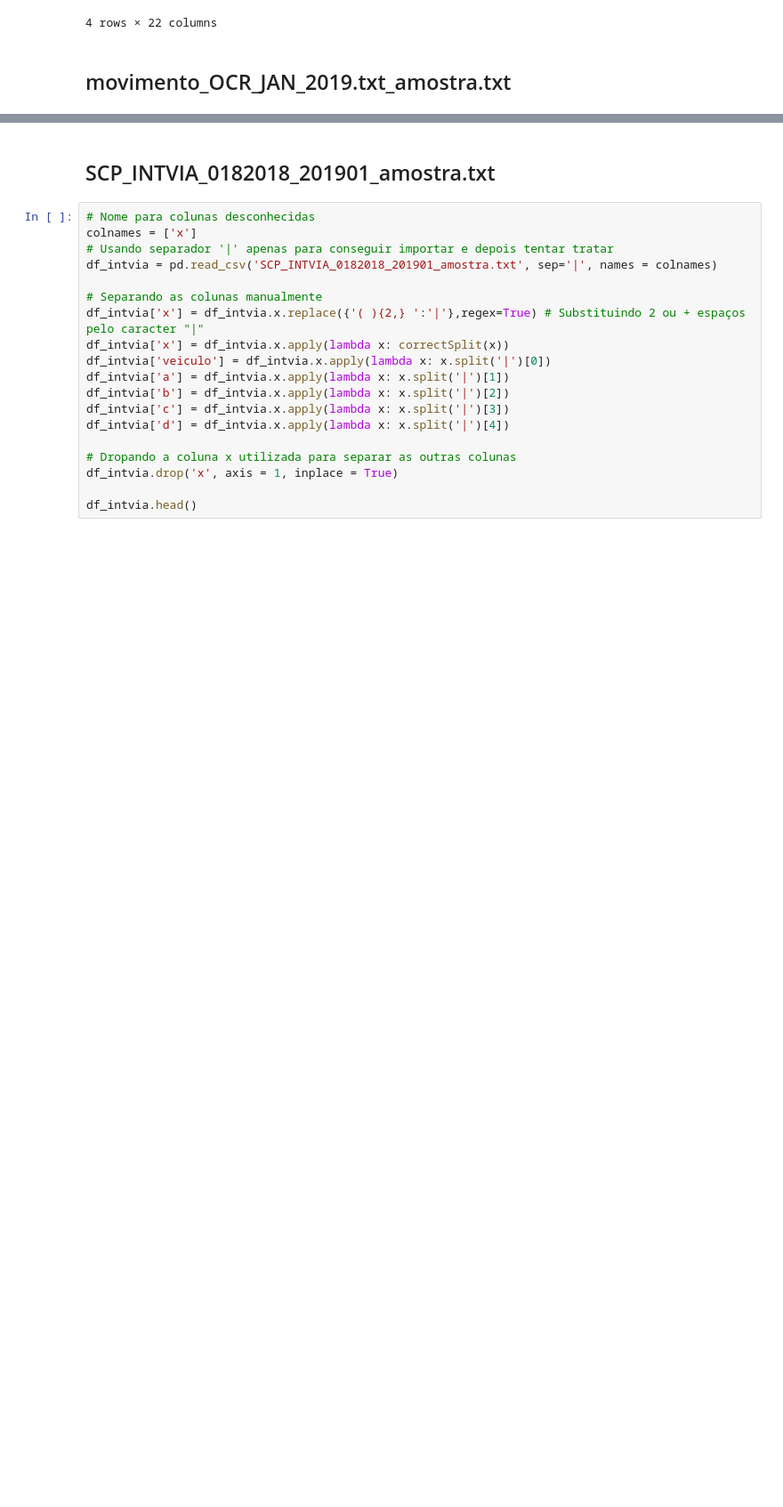
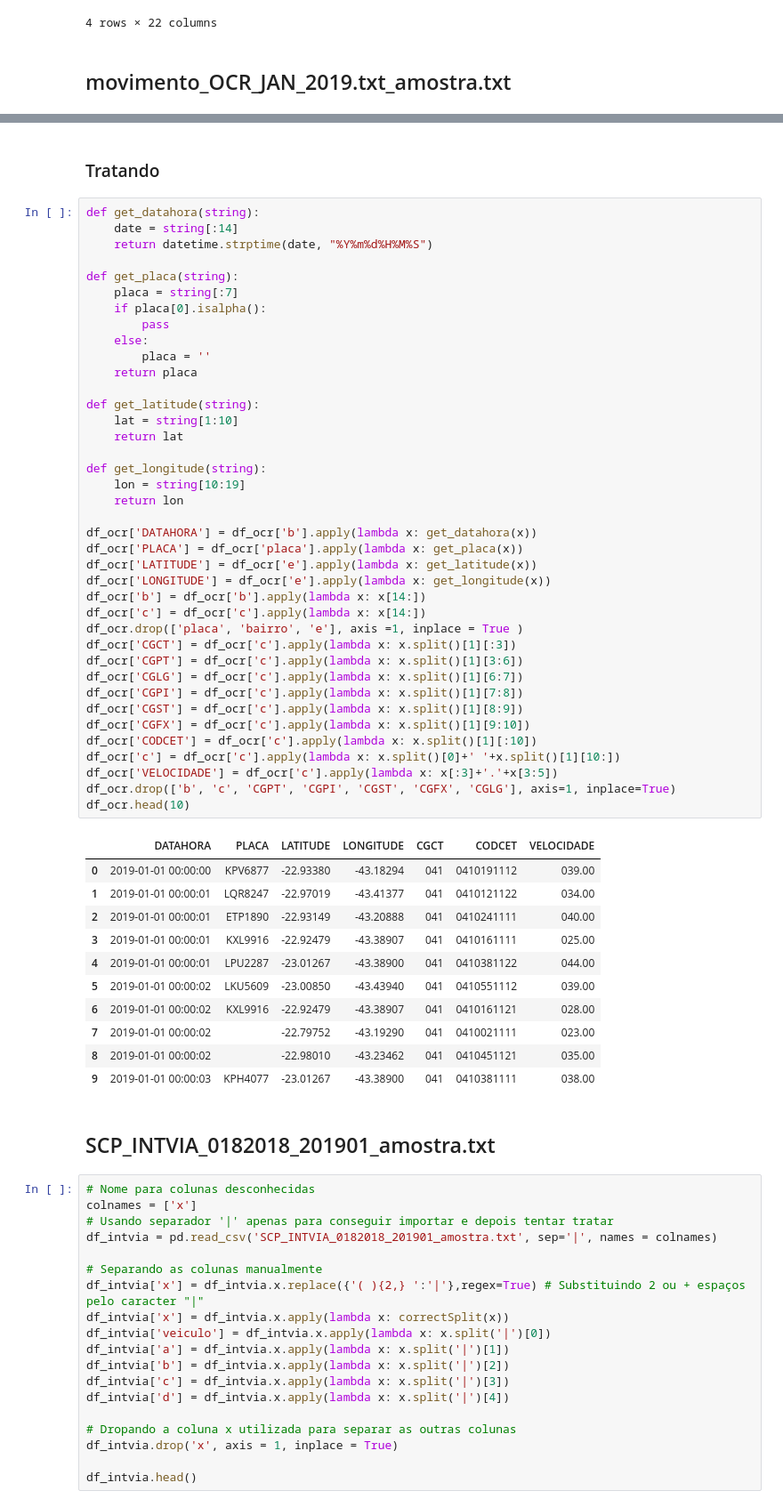
Before and after one commit to brenoimatos/UFRJ-CET-Rio, a Jupyter notebook: amostra_dados.ipynb, the cells around one changed output, grey strips where cells are left out. Shown: that part at 89% size. Saved outputs shown, nothing was run; the diff lists cells and outputs as text; blank space fills up the shorter version.

```diff
--- a/amostra_dados.ipynb
+++ b/amostra_dados.ipynb
@@ -56,3 +55,56 @@ df_ocr.head()
+# %% [markdown]
+### Tratando
+# %%
+def get_datahora(string):
+    date = string[:14]
+    return datetime.strptime(date, "%Y%m%d%H%M%S")
+
+def get_placa(string):
+    placa = string[:7]
+    if placa[0].isalpha():
+        pass
+    else:
+        placa = ''
+    return placa
+
+def get_latitude(string):
+    lat = string[1:10]
+    return lat
+
+def get_longitude(string):
+    lon = string[10:19]
+    return lon
+
+df_ocr['DATAHORA'] = df_ocr['b'].apply(lambda x: get_datahora(x))
+df_ocr['PLACA'] = df_ocr['placa'].apply(lambda x: get_placa(x))
+df_ocr['LATITUDE'] = df_ocr['e'].apply(lambda x: get_latitude(x))
+df_ocr['LONGITUDE'] = df_ocr['e'].apply(lambda x: get_longitude(x))
+df_ocr['b'] = df_ocr['b'].apply(lambda x: x[14:])
+df_ocr['c'] = df_ocr['c'].apply(lambda x: x[14:])
+df_ocr.drop(['placa', 'bairro', 'e'], axis =1, inplace = True )
+df_ocr['CGCT'] = df_ocr['c'].apply(lambda x: x.split()[1][:3])
+df_ocr['CGPT'] = df_ocr['c'].apply(lambda x: x.split()[1][3:6])
+df_ocr['CGLG'] = df_ocr['c'].apply(lambda x: x.split()[1][6:7])
+df_ocr['CGPI'] = df_ocr['c'].apply(lambda x: x.split()[1][7:8])
+df_ocr['CGST'] = df_ocr['c'].apply(lambda x: x.split()[1][8:9])
+df_ocr['CGFX'] = df_ocr['c'].apply(lambda x: x.split()[1][9:10])
+df_ocr['CODCET'] = df_ocr['c'].apply(lambda x: x.split()[1][:10])
+df_ocr['c'] = df_ocr['c'].apply(lambda x: x.split()[0]+' '+x.split()[1][10:])
+df_ocr['VELOCIDADE'] = df_ocr['c'].apply(lambda x: x[:3]+'.'+x[3:5])
+df_ocr.drop(['b', 'c', 'CGPT', 'CGPI', 'CGST', 'CGFX', 'CGLG'], axis=1, inplace=True)
+df_ocr.head(10)
+# %% [output]
+|  | DATAHORA | PLACA | LATITUDE | LONGITUDE | CGCT | CODCET | VELOCIDADE |
+| 0 | 2019-01-01 00:00:00 | KPV6877 | -22.93380 | -43.18294 | 041 | 0410191112 | 039.00 |
+| 1 | 2019-01-01 00:00:01 | LQR8247 | -22.97019 | -43.41377 | 041 | 0410121122 | 034.00 |
+| 2 | 2019-01-01 00:00:01 | ETP1890 | -22.93149 | -43.20888 | 041 | 0410241111 | 040.00 |
+| 3 | 2019-01-01 00:00:01 | KXL9916 | -22.92479 | -43.38907 | 041 | 0410161111 | 025.00 |
+| 4 | 2019-01-01 00:00:01 | LPU2287 | -23.01267 | -43.38900 | 041 | 0410381122 | 044.00 |
+| 5 | 2019-01-01 00:00:02 | LKU5609 | -23.00850 | -43.43940 | 041 | 0410551112 | 039.00 |
+| 6 | 2019-01-01 00:00:02 | KXL9916 | -22.92479 | -43.38907 | 041 | 0410161121 | 028.00 |
+| 7 | 2019-01-01 00:00:02 |  | -22.79752 | -43.19290 | 041 | 0410021111 | 023.00 |
+| 8 | 2019-01-01 00:00:02 |  | -22.98010 | -43.23462 | 041 | 0410451121 | 035.00 |
+| 9 | 2019-01-01 00:00:03 | KPH4077 | -23.01267 | -43.38900 | 041 | 0410381111 | 038.00 |
 # %% [markdown]
 ## SCP_INTVIA_0182018_201901_amostra.txt
 # %%
```
Also changed, not shown: parts of 4 cells of this notebook.
